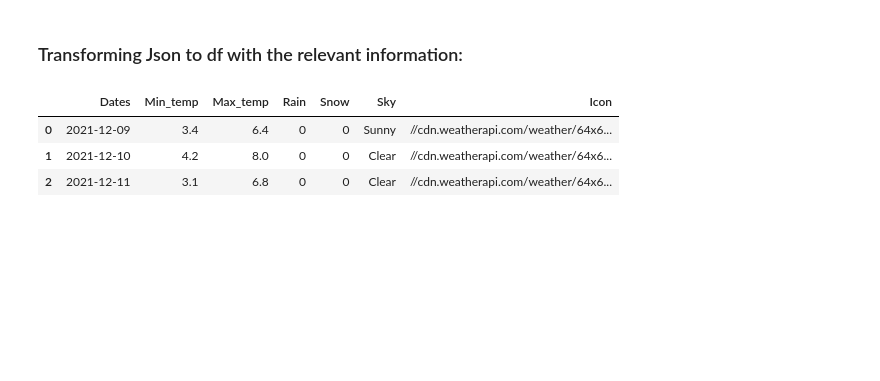
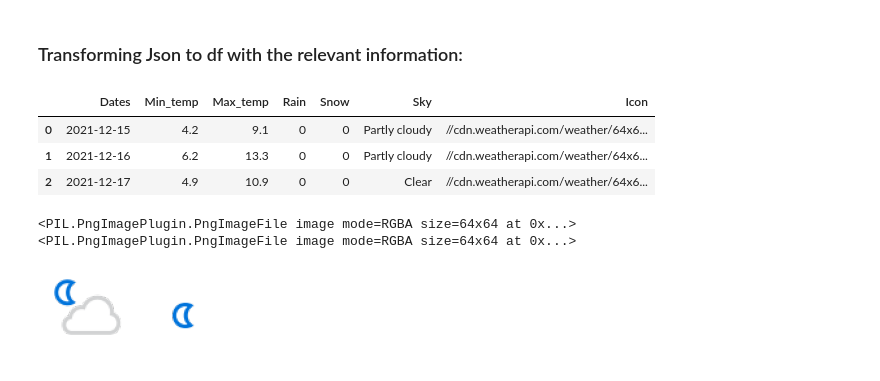
Before and after one commit to Lydia-Arocena/FINAL_PROJECT-Tu_viaje_en_un_click, a Jupyter notebook: Notebooks/Weather forecast API.ipynb, the cells around one changed output. Cells and saved outputs as stored; diff of their text form; code cells hidden in the pictures; blank space fills up the shorter version.

```diff
--- a/Notebooks/Weather forecast API.ipynb
+++ b/Notebooks/Weather forecast API.ipynb
@@ -35,9 +35,17 @@ wf.Api_request("Paris",3)
 # %% [markdown]
 ### Transforming Json to df with the relevant information:
 # %%
-wf.cleaning("Paris",3)
+data=wf.cleaning("Paris",3)
-# %% [output]
-|  | Dates | Min_temp | Max_temp | Rain | Snow | Sky | Icon |
-| 0 | 2021-12-09 | 3.4 | 6.4 | 0 | 0 | Sunny | //cdn.weatherapi.com/weather/64x6... |
-| 1 | 2021-12-10 | 4.2 | 8.0 | 0 | 0 | Clear | //cdn.weatherapi.com/weather/64x6... |
-| 2 | 2021-12-11 | 3.1 | 6.8 | 0 | 0 | Clear | //cdn.weatherapi.com/weather/64x6... |
+# %%
+data.head()
+# %% [output]
+|  | Dates | Min_temp | Max_temp | Rain | Snow | Sky | Icon |
+| 0 | 2021-12-15 | 4.2 | 9.1 | 0 | 0 | Partly cloudy | //cdn.weatherapi.com/weather/64x6... |
+| 1 | 2021-12-16 | 6.2 | 13.3 | 0 | 0 | Partly cloudy | //cdn.weatherapi.com/weather/64x6... |
+| 2 | 2021-12-17 | 4.9 | 10.9 | 0 | 0 | Clear | //cdn.weatherapi.com/weather/64x6... |
+# %%
+wf.dibu3(data)
+# %% [output]
+<PIL.PngImagePlugin.PngImageFile image mode=RGBA size=64x64 at 0x...>
+<PIL.PngImagePlugin.PngImageFile image mode=RGBA size=64x64 at 0x...>
+[figure, added]
```
Also changed, not shown: parts of 1 cell of this notebook, 7 other files.
